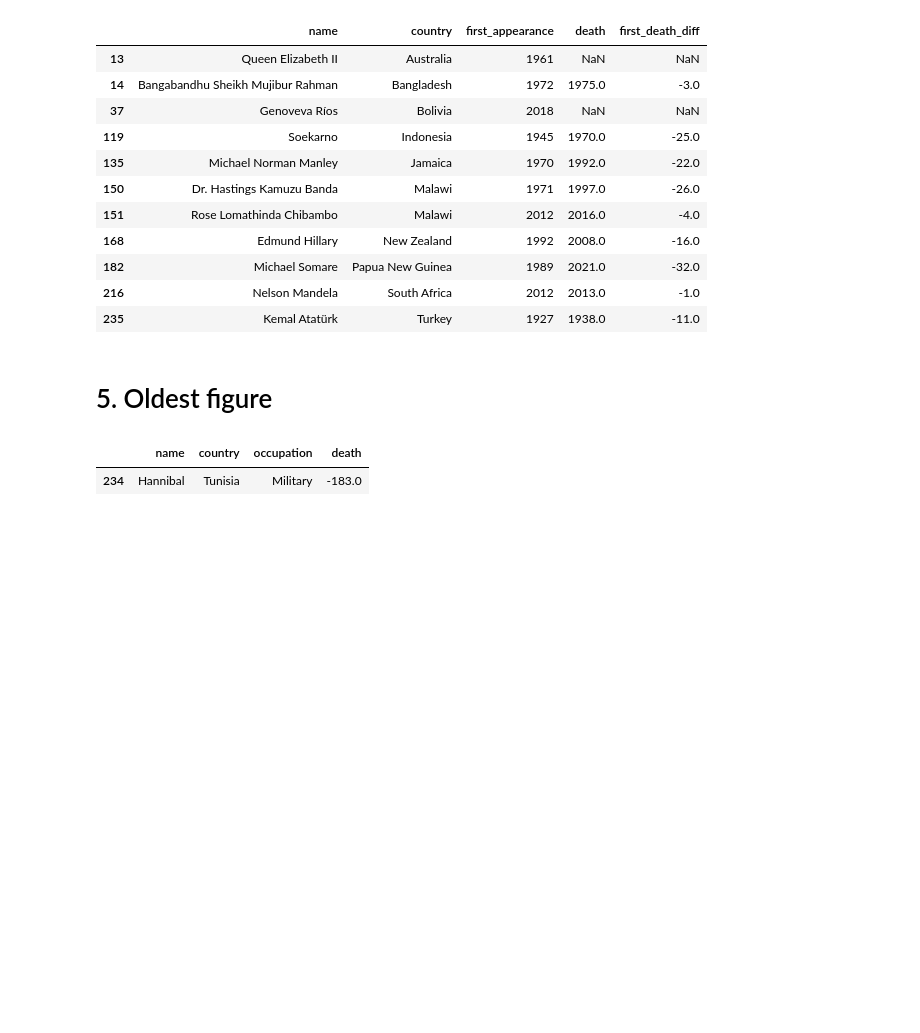
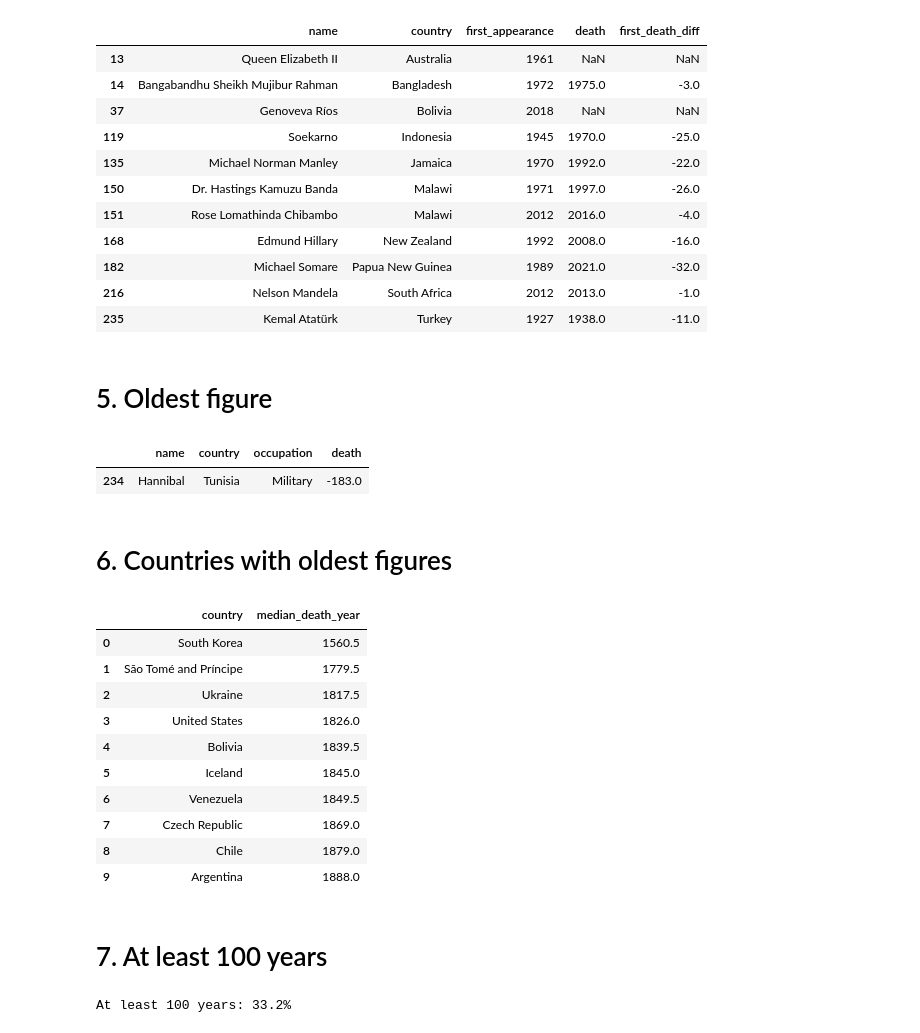
Before and after one commit to HTL3R-2627-SEW-5AX/2158_27_5AX_SEW_HTL3R, a Jupyter notebook: cisco_dse/chapter2/people-on-banknotes-project/people-on-banknotes.ipynb, the cells around one changed output. Cells and saved outputs as stored; diff of their text form; code cells hidden in the pictures; blank space fills up the shorter version.

```diff
--- a/cisco_dse/chapter2/people-on-banknotes-project/people-on-banknotes.ipynb
+++ b/cisco_dse/chapter2/people-on-banknotes-project/people-on-banknotes.ipynb
@@ -145,3 +145,32 @@ df.nsmallest(1, 'death')[['name', 'country', 'occupation', 'death']]
 # %% [output]
 |  | name | country | occupation | death |
 | 234 | Hannibal | Tunisia | Military | -183.0 |
+# %% [markdown]
+# 6. Countries with oldest figures
+# %%
+country_median_death = (
+    df.groupby('country')['death']
+      .median()
+      .sort_values()
+      .reset_index(name='median_death_year')
+)
+country_median_death.head(10)
+# %% [output]
+|  | country | median_death_year |
+| 0 | South Korea | 1560.5 |
+| 1 | São Tomé and Príncipe | 1779.5 |
+| 2 | Ukraine | 1817.5 |
+| 3 | United States | 1826.0 |
+| 4 | Bolivia | 1839.5 |
+| 5 | Iceland | 1845.0 |
+| 6 | Venezuela | 1849.5 |
+| 7 | Czech Republic | 1869.0 |
+| 8 | Chile | 1879.0 |
+| 9 | Argentina | 1888.0 |
+# %% [markdown]
+# 7. At least 100 years
+# %%
+century_pct = (df['first_death_diff'] >= 100).mean() * 100
+print(f'At least 100 years: {century_pct:.1f}%')
+# %% [output]
+At least 100 years: 33.2%
```
Also changed, not shown: parts of 2 cells of this notebook.
